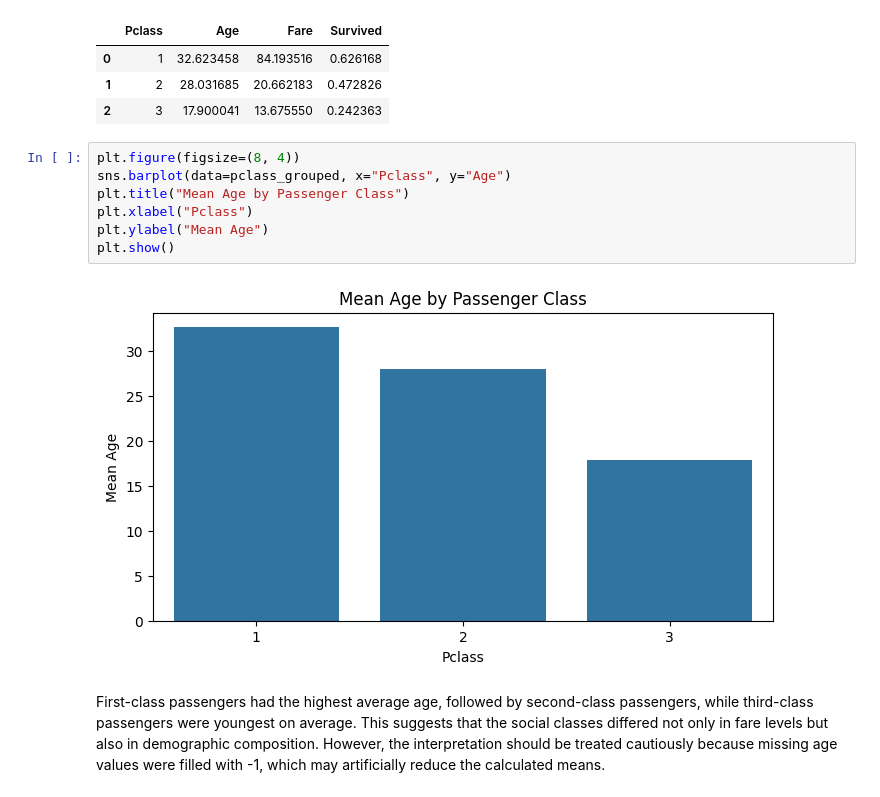
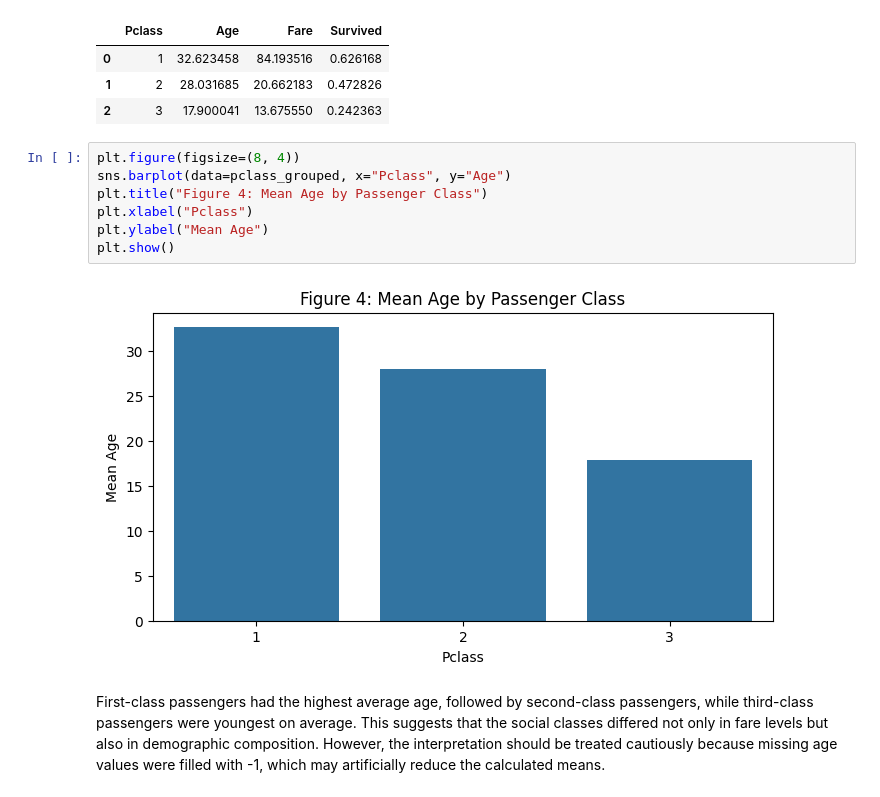
Before and after one commit to sheu/ai-programming-foundations-project, a Jupyter notebook: data_analysis_workflow.ipynb, the cells around one changed output. Cells and saved outputs as stored; diff of their text form.

```diff
--- a/data_analysis_workflow.ipynb
+++ b/data_analysis_workflow.ipynb
@@ -479,12 +512,12 @@ pclass_grouped
 # %%
 plt.figure(figsize=(8, 4))
 sns.barplot(data=pclass_grouped, x="Pclass", y="Age")
-plt.title("Mean Age by Passenger Class")
+plt.title("Figure 4: Mean Age by Passenger Class")
 plt.xlabel("Pclass")
 plt.ylabel("Mean Age")
 plt.show()
 # %% [output]
-[figure, old version]
+[figure, new version]
 # %% [markdown]
 First-class passengers had the highest average age, followed by second-class passengers, while third-class passengers were youngest on average.
 This suggests that the social classes differed not only in fare levels but also in demographic composition.
```
Also changed, not shown: parts of 13 cells of this notebook, 1 other file.
